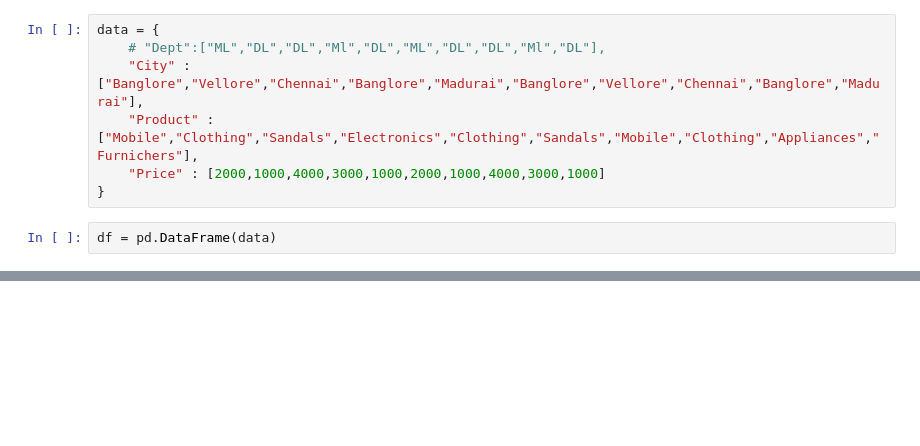
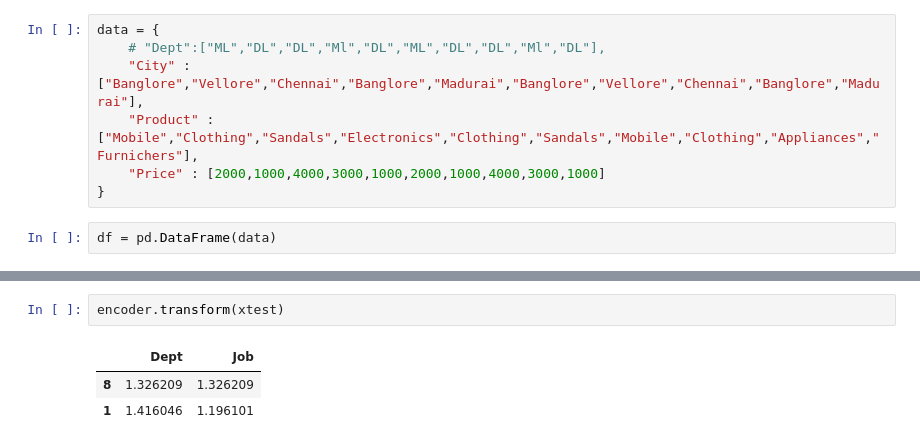
Before and after one commit to dhanush0823-git/Machine_Learning01, a Jupyter notebook: Encoding/Target.ipynb, the cells around one changed output, grey strips where cells are left out. Drawn from its saved outputs; the diff is of its cells as text; blank space fills up the shorter version.

```diff
--- a/Encoding/Target.ipynb
+++ b/Encoding/Target.ipynb
@@ -40,0 +73,6 @@ encoder = TargetEncoder()
+# %%
+encoder.transform(xtest)
+# %% [output]
+|  | Dept | Job |
+| 8 | 1.326209 | 1.326209 |
+| 1 | 1.416046 | 1.196101 |
```
Also changed, not shown: parts of 17 cells of this notebook, 2 other files.
